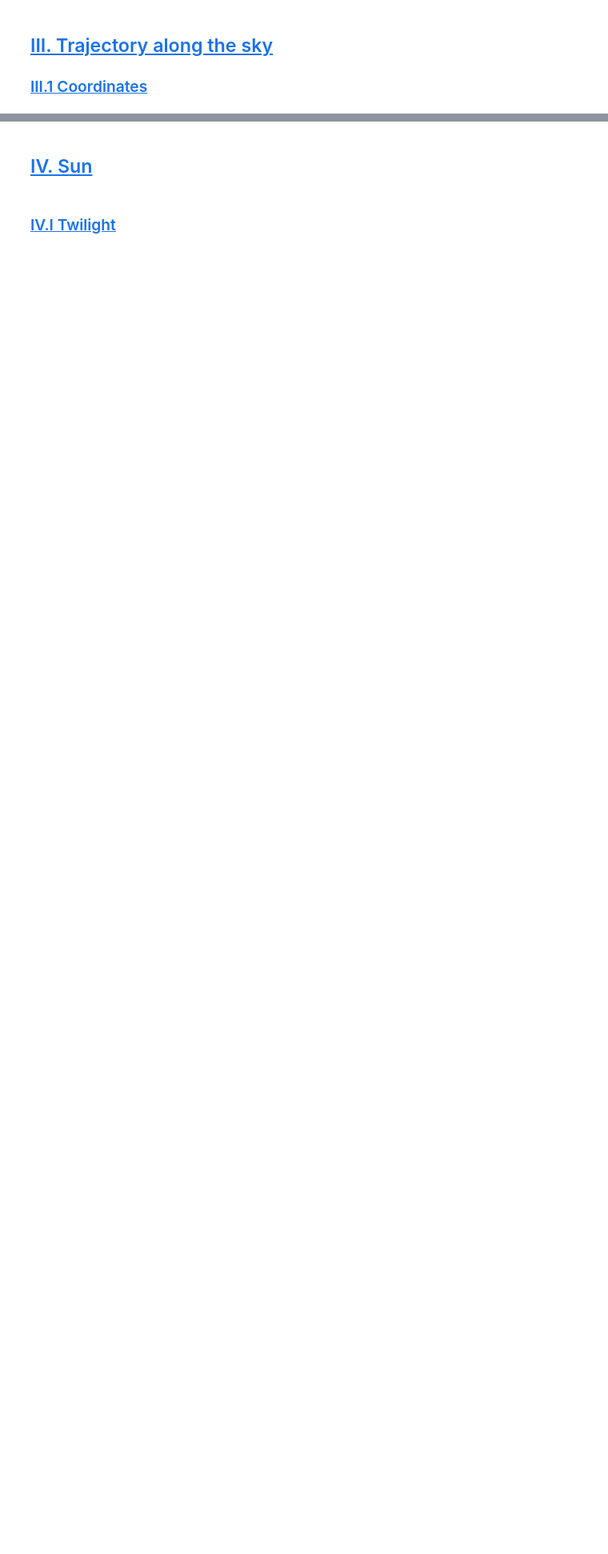
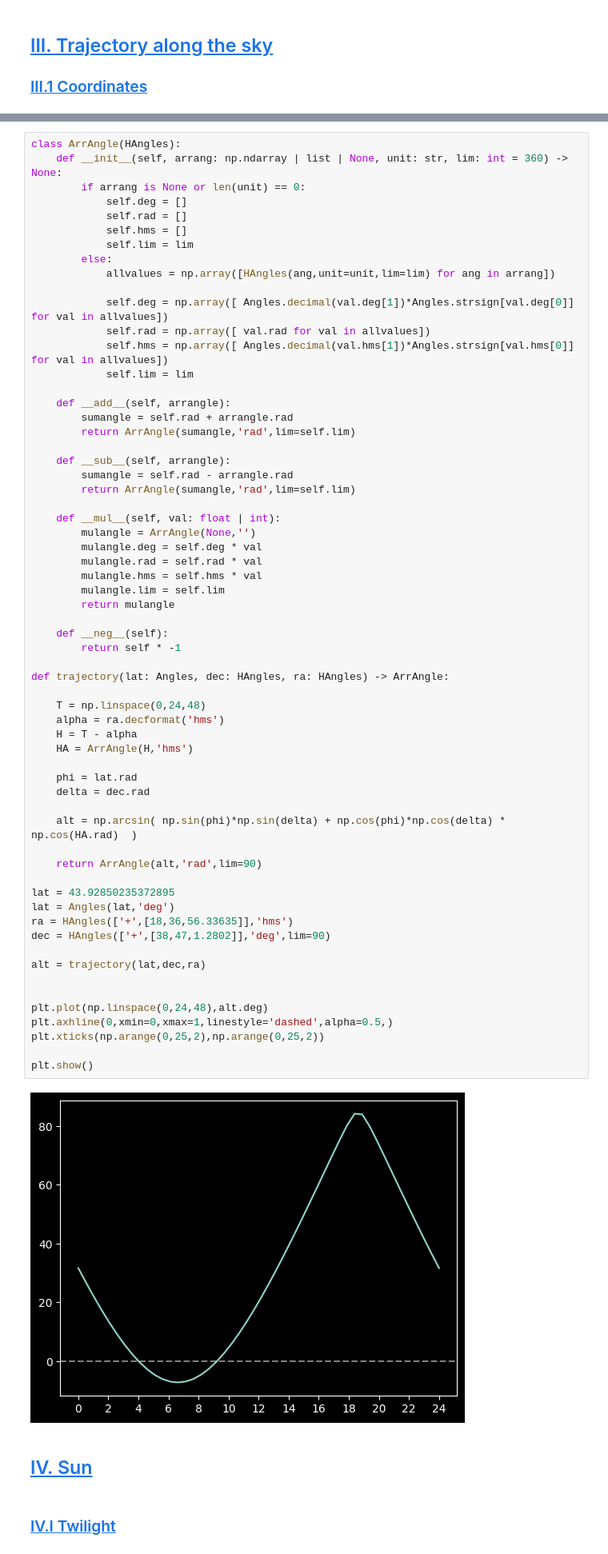
Before and after one commit to 00-berni/proj_0, a Jupyter notebook: notebook/notebook.ipynb, the cells around one changed output, grey strips where cells are left out. Shown: that part at 80% size. Cells and saved outputs as stored; diff of their text form; blank space fills up the shorter version.

Commit message:
Compute trajectory

```diff
--- a/notebook/notebook.ipynb
+++ b/notebook/notebook.ipynb
@@ -768,3 +823,67 @@ class GeoPos():
+# %%
+class ArrAngle(HAngles):
+    def __init__(self, arrang: np.ndarray | list | None, unit: str, lim: int = 360) -> None:
+        if arrang is None or len(unit) == 0:
+            self.deg = []
+            self.rad = []
+            self.hms = []
+            self.lim = lim
+        else:
+            allvalues = np.array([HAngles(ang,unit=unit,lim=lim) for ang in arrang])
+
+            self.deg = np.array([ Angles.decimal(val.deg[1])*Angles.strsign[val.deg[0]] for val in allvalues])
+            self.rad = np.array([ val.rad for val in allvalues])
+            self.hms = np.array([ Angles.decimal(val.hms[1])*Angles.strsign[val.hms[0]] for val in allvalues])
+            self.lim = lim
+
+    def __add__(self, arrangle):
+        sumangle = self.rad + arrangle.rad
+        return ArrAngle(sumangle,'rad',lim=self.lim)
+
+    def __sub__(self, arrangle):
+        sumangle = self.rad - arrangle.rad
+        return ArrAngle(sumangle,'rad',lim=self.lim)
+
+    def __mul__(self, val: float | int):
+        mulangle = ArrAngle(None,'')
+        mulangle.deg = self.deg * val
+        mulangle.rad = self.rad * val
+        mulangle.hms = self.hms * val
+        mulangle.lim = self.lim
+        return mulangle
+
+    def __neg__(self):
+        return self * -1
+
+def trajectory(lat: Angles, dec: HAngles, ra: HAngles) -> ArrAngle:
+
+    T = np.linspace(0,24,48)
+    alpha = ra.decformat('hms')
+    H = T - alpha
+    HA = ArrAngle(H,'hms')
+
+    phi = lat.rad
+    delta = dec.rad
+
+    alt = np.arcsin( np.sin(phi)*np.sin(delta) + np.cos(phi)*np.cos(delta) * np.cos(HA.rad)  )
+
+    return ArrAngle(alt,'rad',lim=90)
+
+lat = 43.92850235372895
+lat = Angles(lat,'deg')
+ra = HAngles(['+',[18,36,56.33635]],'hms')
+dec = HAngles(['+',[38,47,1.2802]],'deg',lim=90)
+
+alt = trajectory(lat,dec,ra)
+
+
+plt.plot(np.linspace(0,24,48),alt.deg)
+plt.axhline(0,xmin=0,xmax=1,linestyle='dashed',alpha=0.5,)
+plt.xticks(np.arange(0,25,2),np.arange(0,25,2))
+
+plt.show()
+# %% [output]
+[figure, added]
 # %% [markdown]
 ## <a id='toc1_4_'></a>[IV. Sun](#toc0_)
 # %% [markdown]
```
Also changed, not shown: parts of 3 cells of this notebook.
